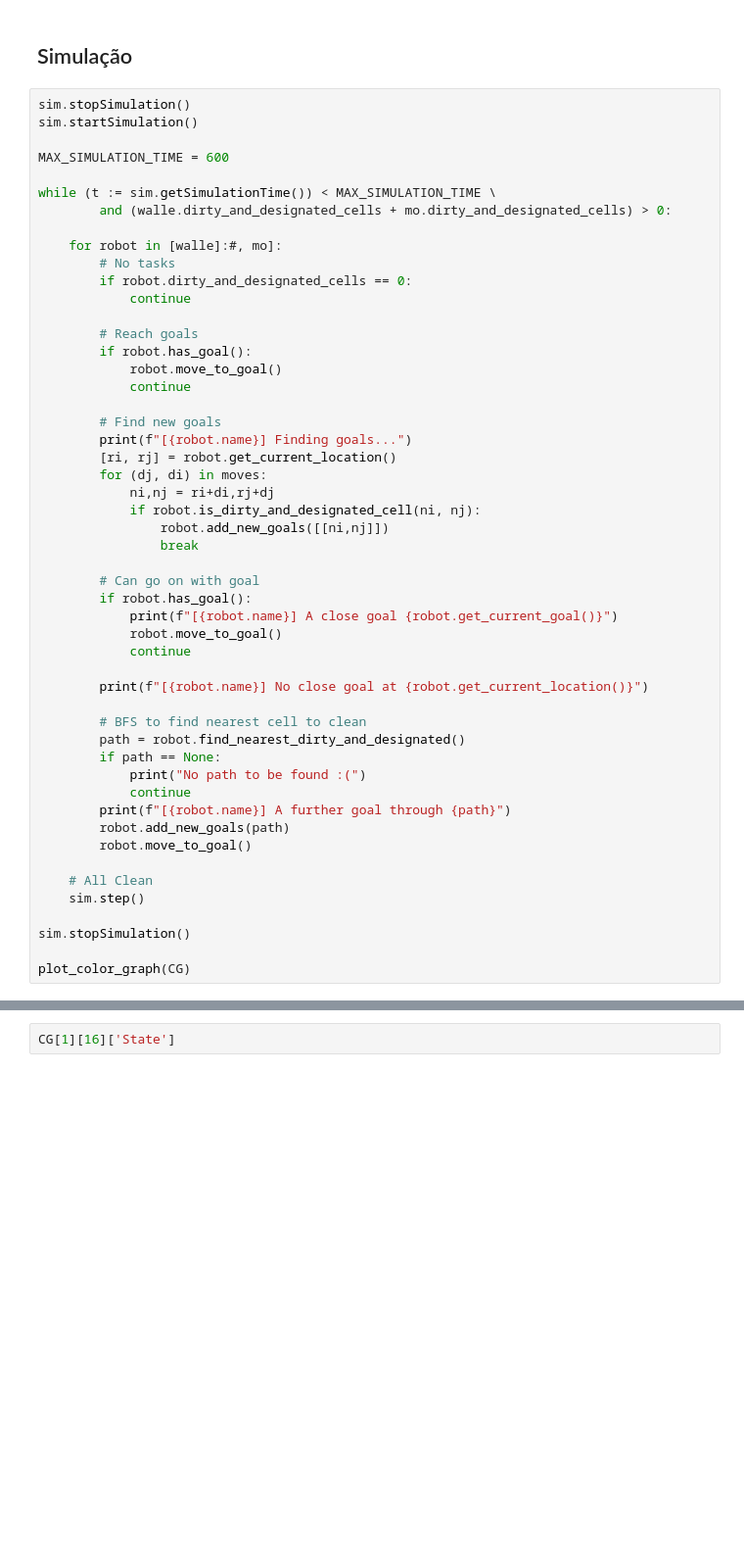
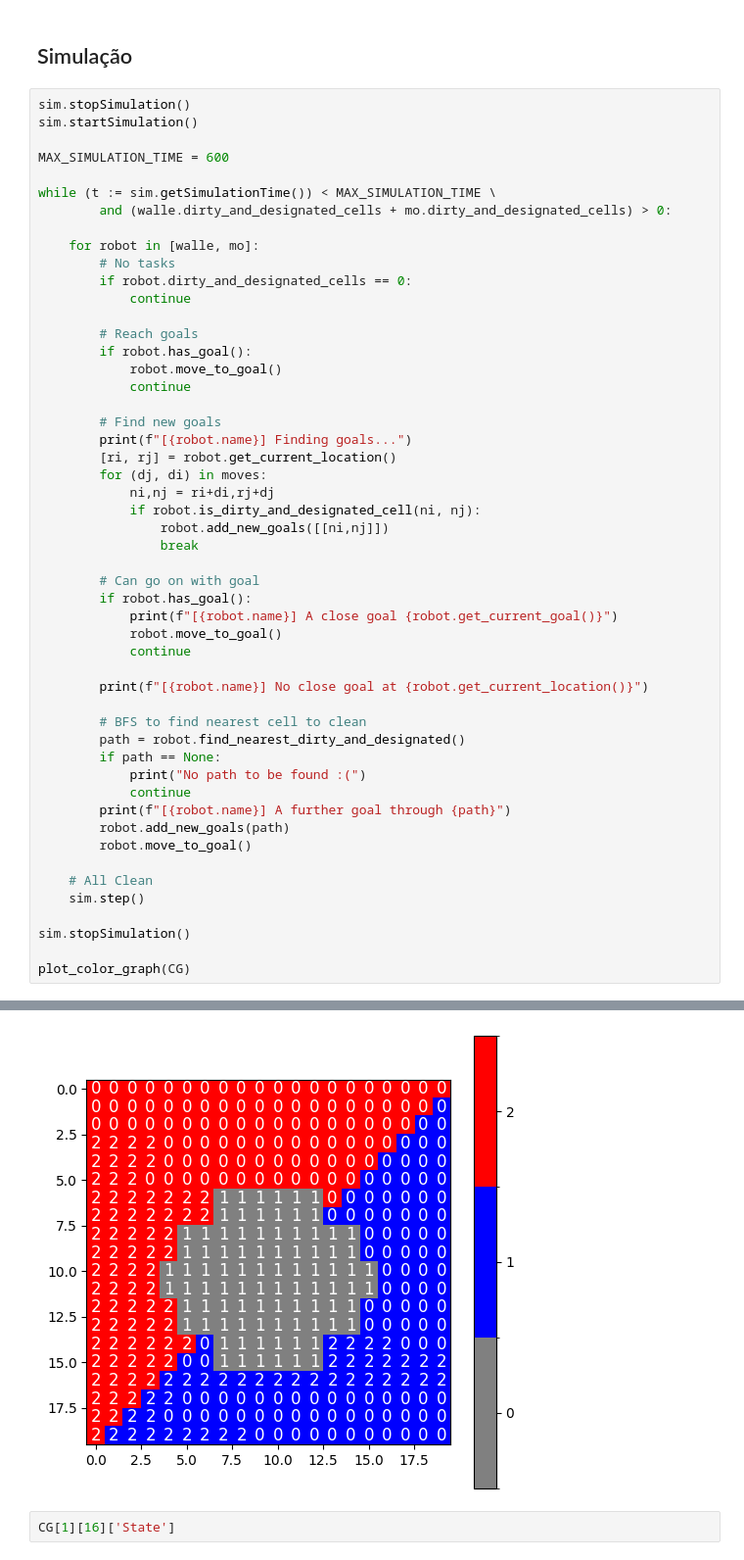
Before and after one commit to danielecassia/rm_pf_WALL-E, a Jupyter notebook: api/walle.ipynb, the cells around one changed output, grey strips where cells are left out. Shown at 98% size. Cells and saved outputs as stored; diff of their text form; blank space fills up the shorter version.

```diff
--- a/api/walle.ipynb
+++ b/api/walle.ipynb
@@ -585,7 +583,7 @@ MAX_SIMULATION_TIME = 600
 while (t := sim.getSimulationTime()) < MAX_SIMULATION_TIME \
         and (walle.dirty_and_designated_cells + mo.dirty_and_designated_cells) > 0:
 
-    for robot in [walle]:#, mo]:
+    for robot in [walle, mo]:
         # No tasks
         if robot.dirty_and_designated_cells == 0:
             continue
@@ -648,3 +646,4 @@ plot_color_graph(CG)
+[figure, added]
 # %%
 CG[1][16]['State']
 # %% [output]
```
Also changed, not shown: parts of 5 cells of this notebook, 1 other file.
